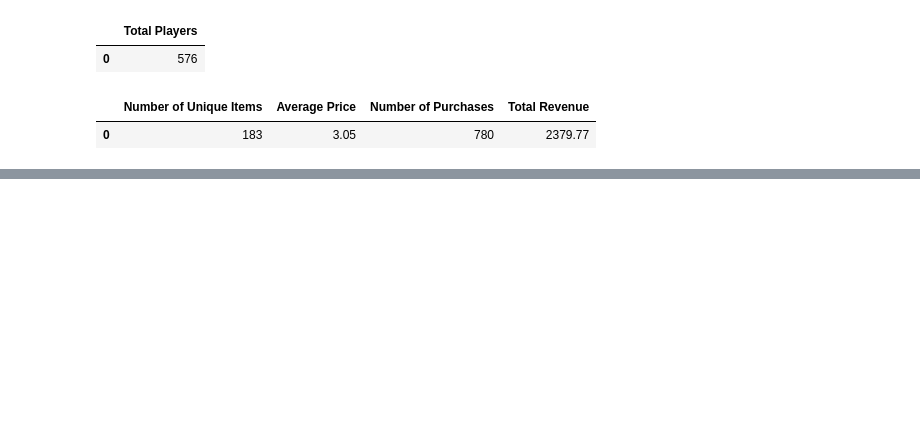
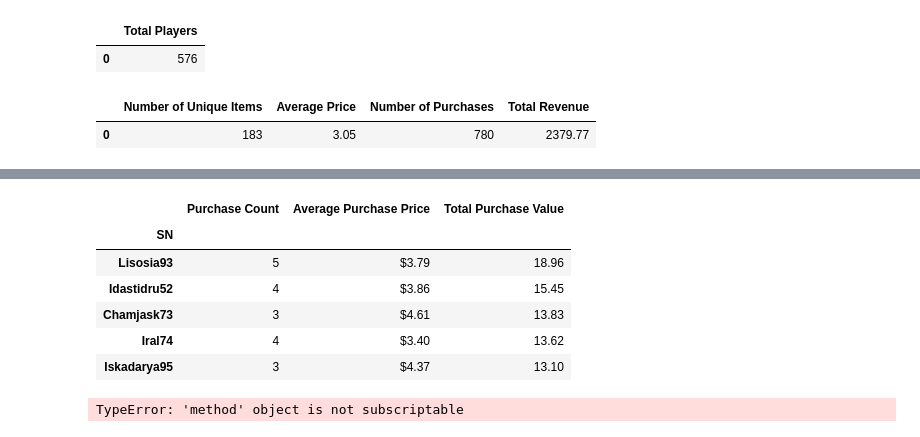
Before and after one commit to apthornell/Pandas-challenge, a Jupyter notebook: HeroesOfPymoli/Heroes_Main.ipynb, the cells around one changed output, grey strips where cells are left out. Cells and saved outputs as stored; diff of their text form; code cells hidden in the pictures; blank space fills up the shorter version.

```diff
--- a/HeroesOfPymoli/Heroes_Main.ipynb
+++ b/HeroesOfPymoli/Heroes_Main.ipynb
@@ -41,0 +138,54 @@ summary_df
+# %%
+#Top Spenders
+grouped_df = purchase_data.groupby(["SN"])
+
+#Total Purchase Value
+total_spent_user = grouped_df.sum()["Price"]
+
+#Purchase Count per user
+purchase_count_user = grouped_df["SN"].count()
+
+#Average Purchase Price
+avg_user_purchase = (total_spent_user/purchase_count_user).map("${:,.2f}".format)
+
+#Create data frame with these values
+spenders_df = pd.DataFrame({"Purchase Count":purchase_count_user,
+                            "Average Purchase Price":avg_user_purchase,
+                            "Total Purchase Value":total_spent_user})
+#Sort by biggest spenders
+user_sorted = spenders_df.sort_values("Total Purchase Value", ascending = False)
+user_sorted.head(5)
+# %% [output]
+|  | Purchase Count | Average Purchase Price | Total Purchase Value |
+| SN |  |  |  |
+| Lisosia93 | 5 | $3.79 | 18.96 |
+| Idastidru52 | 4 | $3.86 | 15.45 |
+| Chamjask73 | 3 | $4.61 | 13.83 |
+| Iral74 | 4 | $3.40 | 13.62 |
+| Iskadarya95 | 3 | $4.37 | 13.10 |
+# %%
+#Most popular items analysis
+item_count_df = purchase_data.groupby["Item ID"].counts()
+item_count_df.head()
+#Item ID
+ID_df = purchase_data["Item ID"]
+#item name
+item_name = purchase_data["Item Name"]
+#Item Price
+item_price = purchase_data["Price"]
+#Total Purchase Value
+total_value = item_count_df*item_price
+
+#Create Data Frame
+most_popular = pd.DataFrame({"Item ID":ID_df,
+                            "Item Name":item_name,
+                            "Purchase Count":item_count_df,
+                            "Item Price":item_price,
+                            "Total Purchase Value":total_value})
+most_pop_sorted = most_popular.sort_values("Purchase Count", ascending = False)
+most_pop_sorted["Item Price"] = most_pop_sorted["Item Price"].map("${:,.2f}".format)
+most_pop_sorted["Total Purchase Value"] = most_pop_sorted["Total Purchase Value"].map("${:,.2f}".format)
+most_pop_clean = most_pop_sorted.reset_index(drop= True)
+most_pop_clean.tail(5)
+# %% [output]
+TypeError: 'method' object is not subscriptable
```
Also changed, not shown: parts of 4 cells of this notebook.
